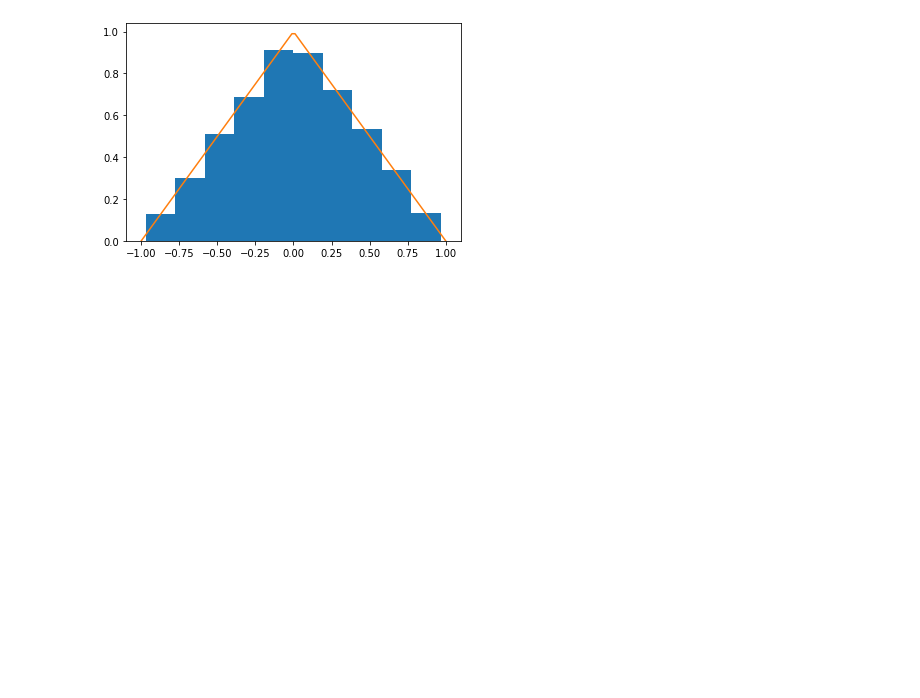
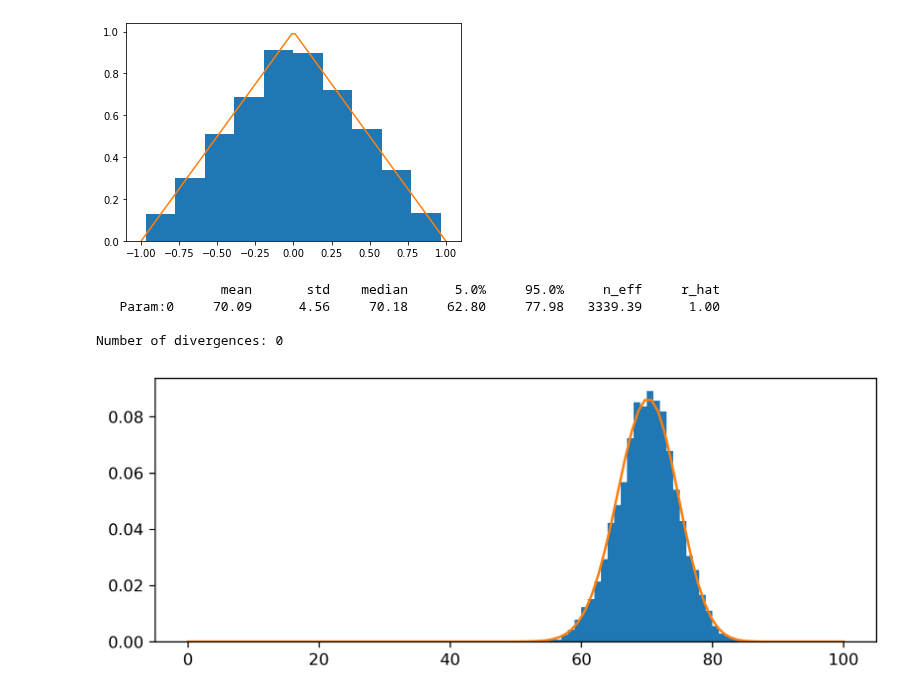
Before and after one commit to pyro-ppl/sandbox, a Jupyter notebook: 2020-04-dequantized/hmc_piecewise.ipynb, the cells around one changed output. Cells and saved outputs as stored; diff of their text form; code cells hidden in the pictures; blank space fills up the shorter version.

Commit message:
add dequantized_binomial

```diff
--- a/2020-04-dequantized/hmc_piecewise.ipynb
+++ b/2020-04-dequantized/hmc_piecewise.ipynb
@@ -21,3 +25,34 @@ plt.plot(x, np.exp(-f(x)));
 
 Number of divergences: 435
 [figure]
+# %%
+def dequantized_binomial(x, total_count=20, probs=0.7):
+    base_dist = dist.Binomial(total_count, probs)
+    lb = np.floor(x)
+    ub = lb + 1
+    quantized = np.stack([lb, ub])
+    log_prob = base_dist.log_prob(quantized)
+    log_prob = np.where(quantized == 0, log_prob + np.log(2), log_prob)
+    log_prob = np.where(base_dist.support(quantized), log_prob, -np.inf)
+    logits = np.log(np.stack([ub - x, x - lb]))
+    o = logsumexp(log_prob + logits, axis=0)
+    return -o
+# %%
+total_count = 100
+fn = partial(dequantized_binomial, total_count=total_count)
+mcmc = MCMC(NUTS(potential_fn=fn),
+            num_warmup=100, num_samples=10000, progress_bar=False)
+mcmc.run(PRNGKey(0), init_params=0.1)
+mcmc.print_summary()
+# %% [output]
+                mean       std    median      5.0%     95.0%     n_eff     r_hat
+   Param:0     70.09      4.56     70.18     62.80     77.98   3339.39      1.00
+
+Number of divergences: 0
+# %%
+plt.figure(figsize=(8, 3), dpi=300).patch.set_color('white')
+plt.hist(mcmc.get_samples(), density=True, bins=range(0, total_count))
+x = np.linspace(0, total_count, 100)
+plt.plot(x, np.exp(-fn(x)));
+# %% [output]
+[figure, added]
```
Also changed, not shown: parts of 1 cell of this notebook.
